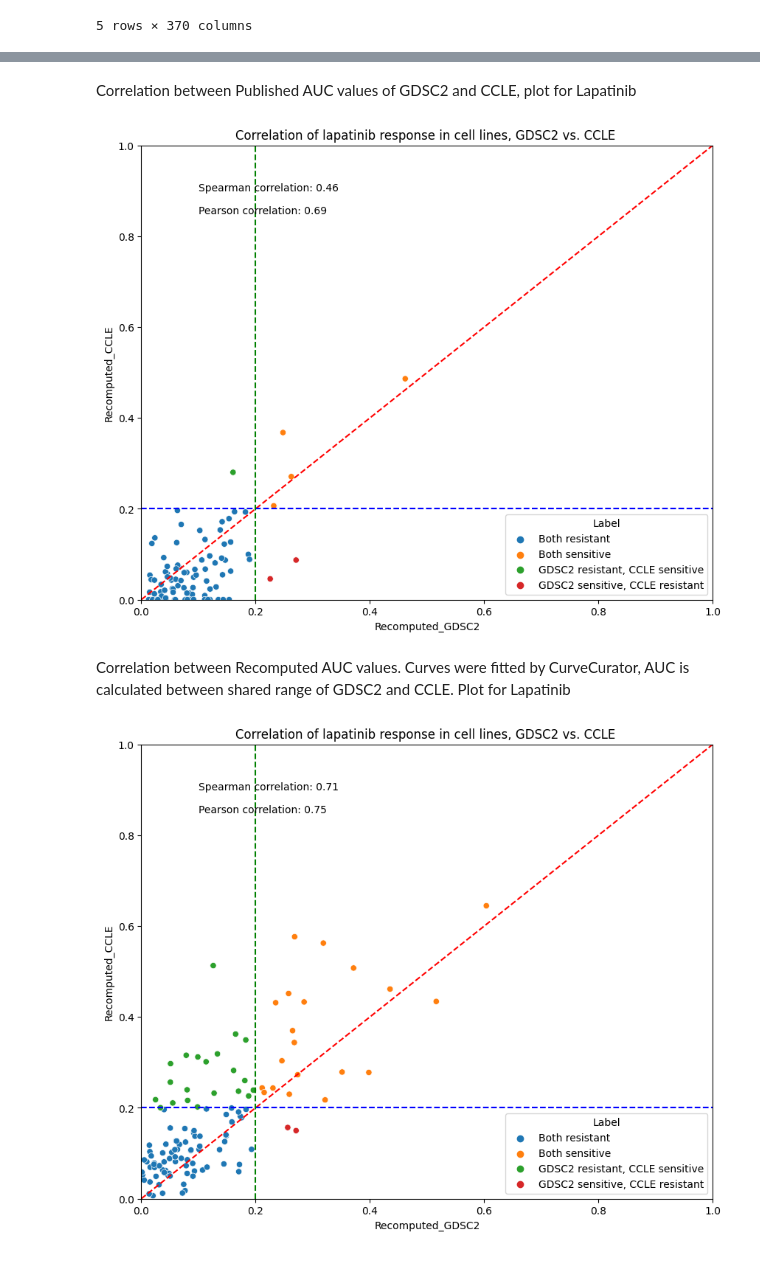
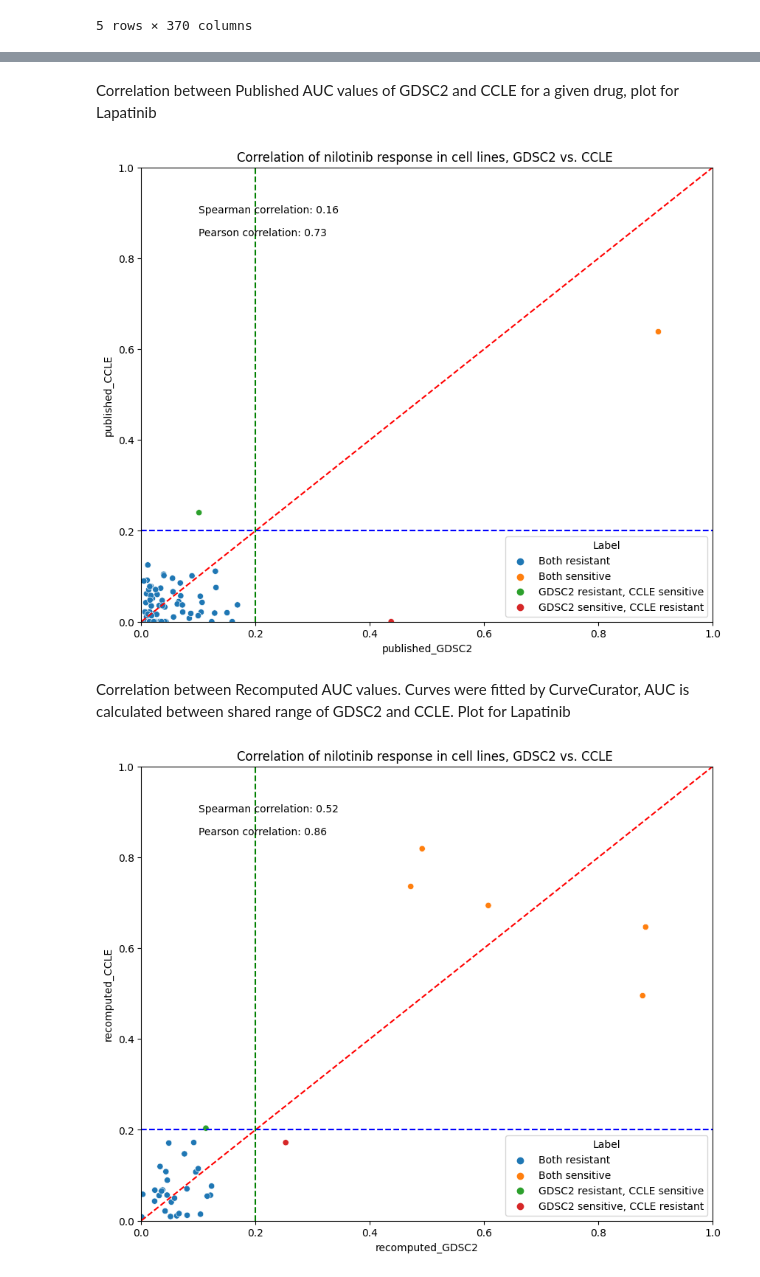
Before and after one commit to serhatbeyaz/pharmaco-analysis, a Jupyter notebook: Python scripts/data_analysis.ipynb, the cells around one changed output, grey strips where cells are left out. Cells and saved outputs as stored; diff of their text form; code cells hidden in the pictures.

```diff
--- a/Python scripts/data_analysis.ipynb
+++ b/Python scripts/data_analysis.ipynb
@@ -93,13 +139,13 @@ ccle.recomp_Aucs.head()
 # %% [markdown]
-Correlation between Published AUC values of GDSC2 and CCLE, plot for Lapatinib
+Correlation between Published AUC values of GDSC2 and CCLE for a given drug, plot for Lapatinib
 # %%
-Plotting.correlation_plot(gdsc, ccle, "lapatinib", method= 'published')
+Plotting.correlation_plot(gdsc, ccle, "nilotinib", method= 'published')
 # %% [output]
-[figure, old version]
+[figure, new version]
 # %% [markdown]
 Correlation between Recomputed AUC values. Curves were fitted by CurveCurator, AUC is calculated between shared range of GDSC2 and CCLE. Plot for Lapatinib
 # %%
-Plotting.correlation_plot(gdsc, ccle, "lapatinib", method= 'recomputed')
+Plotting.correlation_plot(gdsc, ccle, "nilotinib", method= 'recomputed')
 # %% [output]
-[figure, old version]
+[figure, new version]
 # %% [markdown]
```
Also changed, not shown: parts of 41 cells of this notebook, 4 other files.
